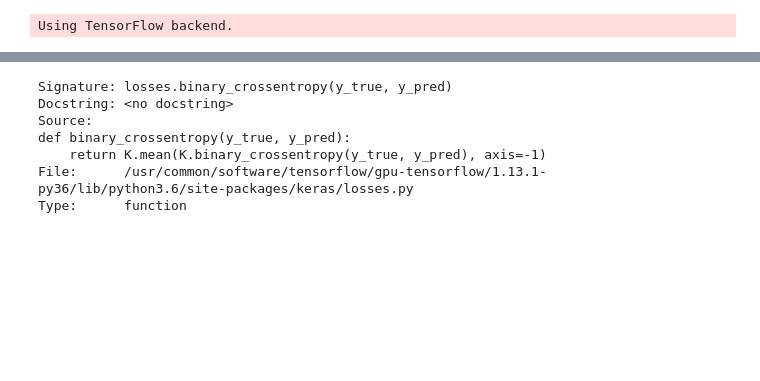
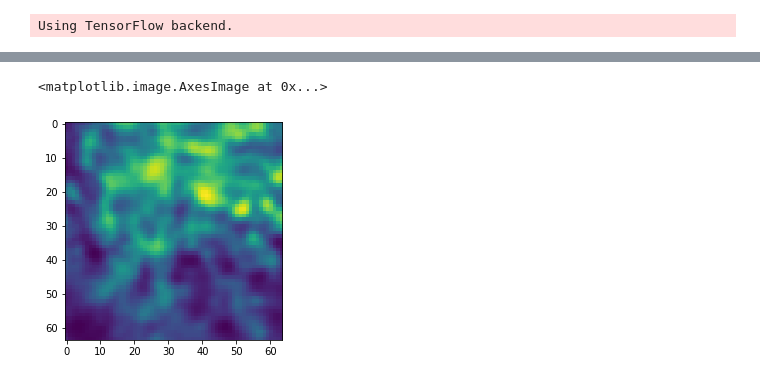
Before and after one commit to ai4cmb/ForSE, a Jupyter notebook: forse/notebooks/train_dcgan_on_cori.ipynb, the cells around one changed output, grey strips where cells are left out. Drawn from its saved outputs; the diff is of its cells as text; code cells hidden in the pictures; blank space fills up the shorter version.

```diff
--- a/forse/notebooks/train_dcgan_on_cori.ipynb
+++ b/forse/notebooks/train_dcgan_on_cori.ipynb
@@ -44,10 +52,20 @@ from keras import losses
-# %%
-losses.binary_crossentropy??
-# %% [output]
-Signature: losses.binary_crossentropy(y_true, y_pred)
-Docstring: <no docstring>
-Source:
-def binary_crossentropy(y_true, y_pred):
-    return K.mean(K.binary_crossentropy(y_true, y_pred), axis=-1)
-File:      /usr/common/software/tensorflow/gpu-tensorflow/1.13.1-py36/lib/python3.6/site-packages/keras/losses.py
-Type:      function
+# %%
+def smooth_accuracy(y_true, y_pred):
+        return K.mean(K.equal(K.round(y_true), K.round(y_pred)))
+# %%
+dir_models = '/global/homes/k/krach/scratch/NNforFG/DCGAN/opt/lat20/models/'
+dcgan.discriminator = load_model(dir_models+'discrim_15000.h5', custom_objects={'smooth_accuracy': smooth_accuracy})
+dcgan.generator = load_model(dir_models+'generat_15000.h5', custom_objects={'smooth_accuracy': smooth_accuracy})
+# %%
+dir_models = '/global/homes/k/krach/scratch/NNforFG/DCGAN/tests/ratio/models/pswap_10/'
+dcgan.discriminator = load_model(dir_models+'discrim_99999.h5')
+dcgan.generator = load_model(dir_models+'generat_99999.h5')
+# %%
+X_train, X_test, Y_train, Y_test = load_training_set(training_path+training_file, seed=1235)
+gen_imgs_test = dcgan.generator.predict(X_test)
+gen_imgs_train = dcgan.generator.predict(X_train)
+# %%
+plt.imshow(gen_imgs_test[14, :, :, 0])
+# %% [output]
+<matplotlib.image.AxesImage at 0x...>
+[figure, added]
```
Also changed, not shown: parts of 12 cells of this notebook, 10 other files.
